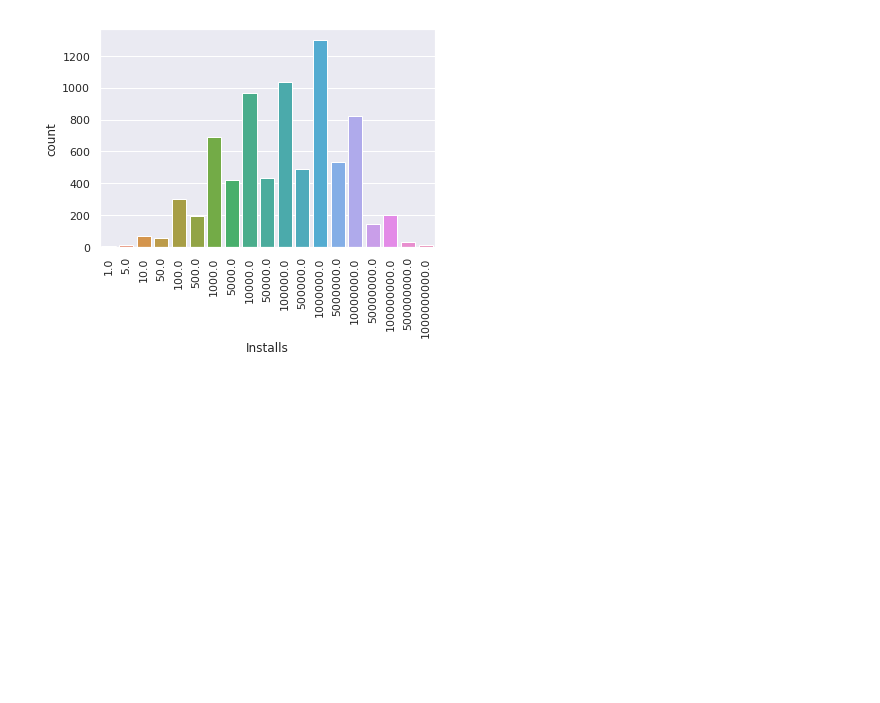
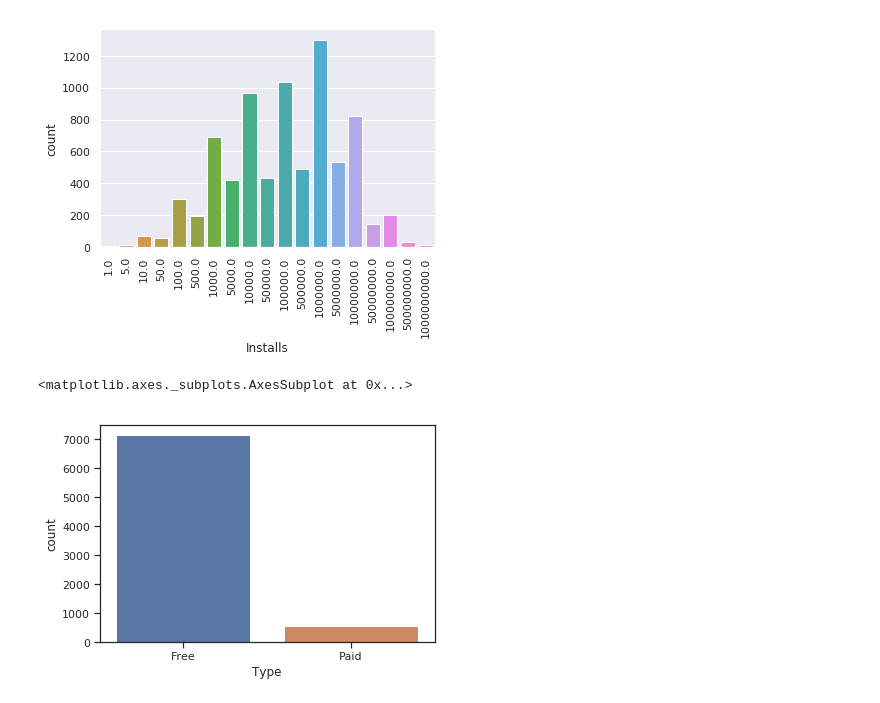
Before and after one commit to Pinak17/medium, a Jupyter notebook: googlePlayStore/code/PlayStoreAnalysis.ipynb, the cells around one changed output. Saved outputs shown, nothing was run; the diff lists cells and outputs as text; code cells hidden in the pictures; blank space fills up the shorter version.

```diff
--- a/googlePlayStore/code/PlayStoreAnalysis.ipynb
+++ b/googlePlayStore/code/PlayStoreAnalysis.ipynb
@@ -170,3 +171,8 @@ g.set_xticklabels(g.get_xticklabels(), rotation=90)
  Text(0,0,'500000000.0'),
  Text(0,0,'1000000000.0')]
 [figure]
+# %%
+sns.countplot(df_raw['Type'])
+# %% [output]
+<matplotlib.axes._subplots.AxesSubplot at 0x...>
+[figure, added]
```
Also changed, not shown: parts of 7 cells of this notebook.
